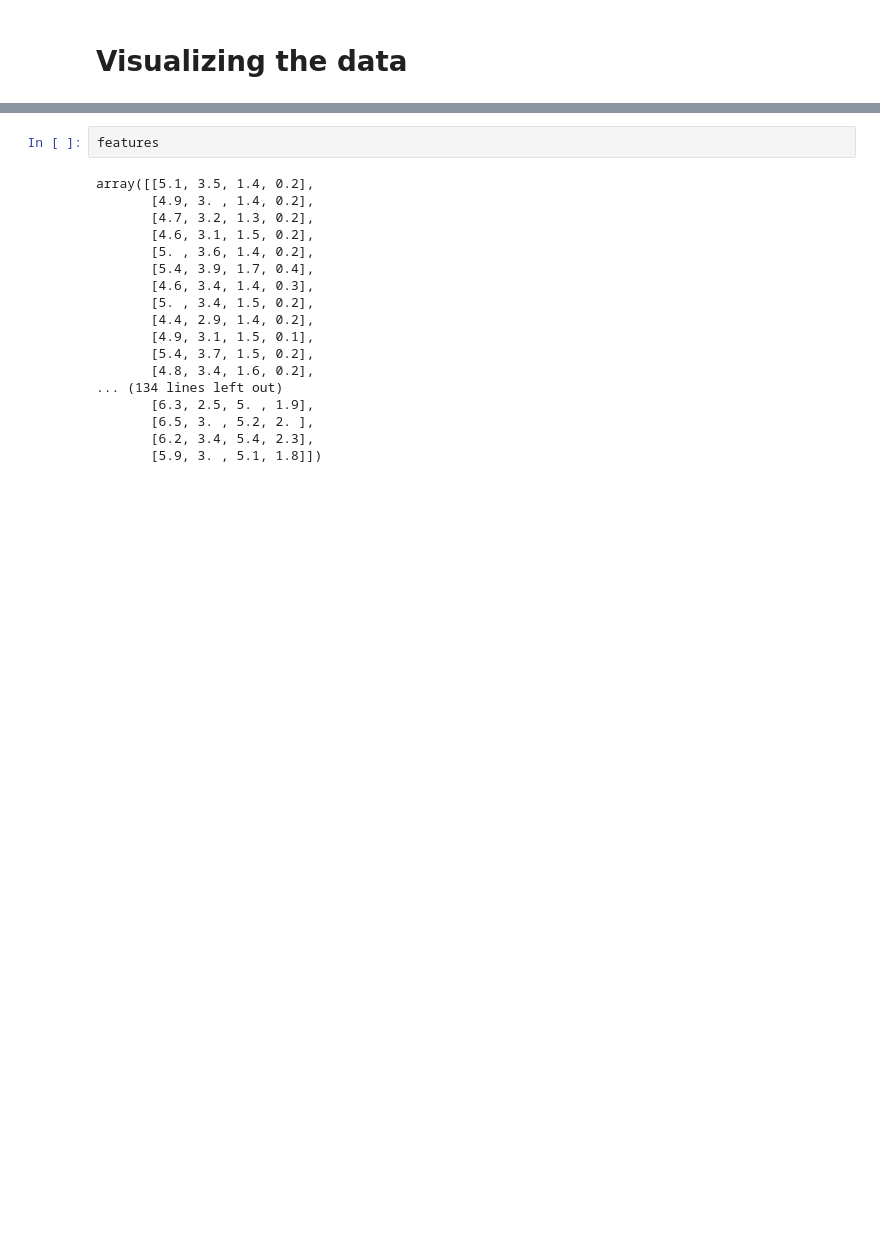
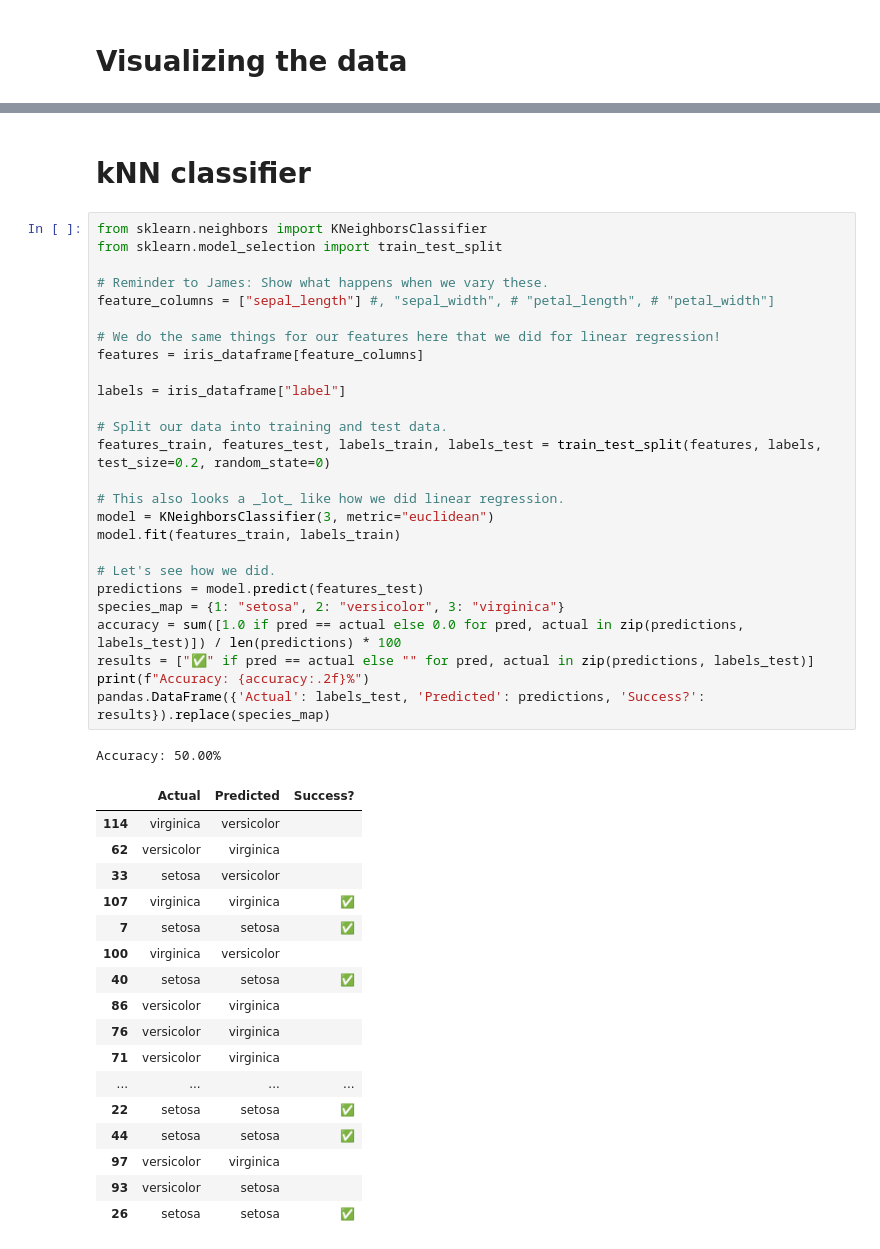
Before and after one commit to rjzak/cmsc-210, a Jupyter notebook: cmsc_210/examples/lecture_25/notebooks/Classification.ipynb, the cells around one changed output, grey strips where cells are left out. Drawn from its saved outputs; the diff is of its cells as text; blank space fills up the shorter version.

```diff
--- a/cmsc_210/examples/lecture_25/notebooks/Classification.ipynb
+++ b/cmsc_210/examples/lecture_25/notebooks/Classification.ipynb
@@ -119,23 +119,50 @@ Accuracy: 66.67%
 | 97 | versicolor | versicolor | ✅ |
 | 93 | versicolor | setosa |  |
 | 26 | setosa | setosa | ✅ |
-# %%
-features
-# %% [output]
-array([[5.1, 3.5, 1.4, 0.2],
-       [4.9, 3. , 1.4, 0.2],
-       [4.7, 3.2, 1.3, 0.2],
-       [4.6, 3.1, 1.5, 0.2],
-       [5. , 3.6, 1.4, 0.2],
-       [5.4, 3.9, 1.7, 0.4],
-       [4.6, 3.4, 1.4, 0.3],
-       [5. , 3.4, 1.5, 0.2],
-       [4.4, 2.9, 1.4, 0.2],
-       [4.9, 3.1, 1.5, 0.1],
-       [5.4, 3.7, 1.5, 0.2],
-       [4.8, 3.4, 1.6, 0.2],
-... (134 lines left out)
-       [6.3, 2.5, 5. , 1.9],
-       [6.5, 3. , 5.2, 2. ],
-       [6.2, 3.4, 5.4, 2.3],
-       [5.9, 3. , 5.1, 1.8]])
+# %% [markdown]
+# kNN classifier
+# %%
+from sklearn.neighbors import KNeighborsClassifier
+from sklearn.model_selection import train_test_split
+
+# Reminder to James: Show what happens when we vary these.
+feature_columns = ["sepal_length"] #, "sepal_width", # "petal_length", # "petal_width"]
+
+# We do the same things for our features here that we did for linear regression!
+features = iris_dataframe[feature_columns]
+
+labels = iris_dataframe["label"]
+
+# Split our data into training and test data.
+features_train, features_test, labels_train, labels_test = train_test_split(features, labels, test_size=0.2, random_state=0)
+
+# This also looks a _lot_ like how we did linear regression.
+model = KNeighborsClassifier(3, metric="euclidean")
+model.fit(features_train, labels_train)
+
+# Let's see how we did.
+predictions = model.predict(features_test)
+species_map = {1: "setosa", 2: "versicolor", 3: "virginica"}
+accuracy = sum([1.0 if pred == actual else 0.0 for pred, actual in zip(predictions, labels_test)]) / len(predictions) * 100
+results = ["✅" if pred == actual else "" for pred, actual in zip(predictions, labels_test)]
+print(f"Accuracy: {accuracy:.2f}%")
+pandas.DataFrame({'Actual': labels_test, 'Predicted': predictions, 'Success?': results}).replace(species_map)
+# %% [output]
+Accuracy: 50.00%
+|  | Actual | Predicted | Success? |
+| 114 | virginica | versicolor |  |
+| 62 | versicolor | virginica |  |
+| 33 | setosa | versicolor |  |
+| 107 | virginica | virginica | ✅ |
+| 7 | setosa | setosa | ✅ |
+| 100 | virginica | versicolor |  |
+| 40 | setosa | setosa | ✅ |
+| 86 | versicolor | virginica |  |
+| 76 | versicolor | virginica |  |
+| 71 | versicolor | virginica |  |
+| ... | ... | ... | ... |
+| 22 | setosa | setosa | ✅ |
+| 44 | setosa | setosa | ✅ |
+| 97 | versicolor | virginica |  |
+| 93 | versicolor | setosa |  |
+| 26 | setosa | setosa | ✅ |
```
Also changed, not shown: parts of 2 cells of this notebook, 13 other files.
